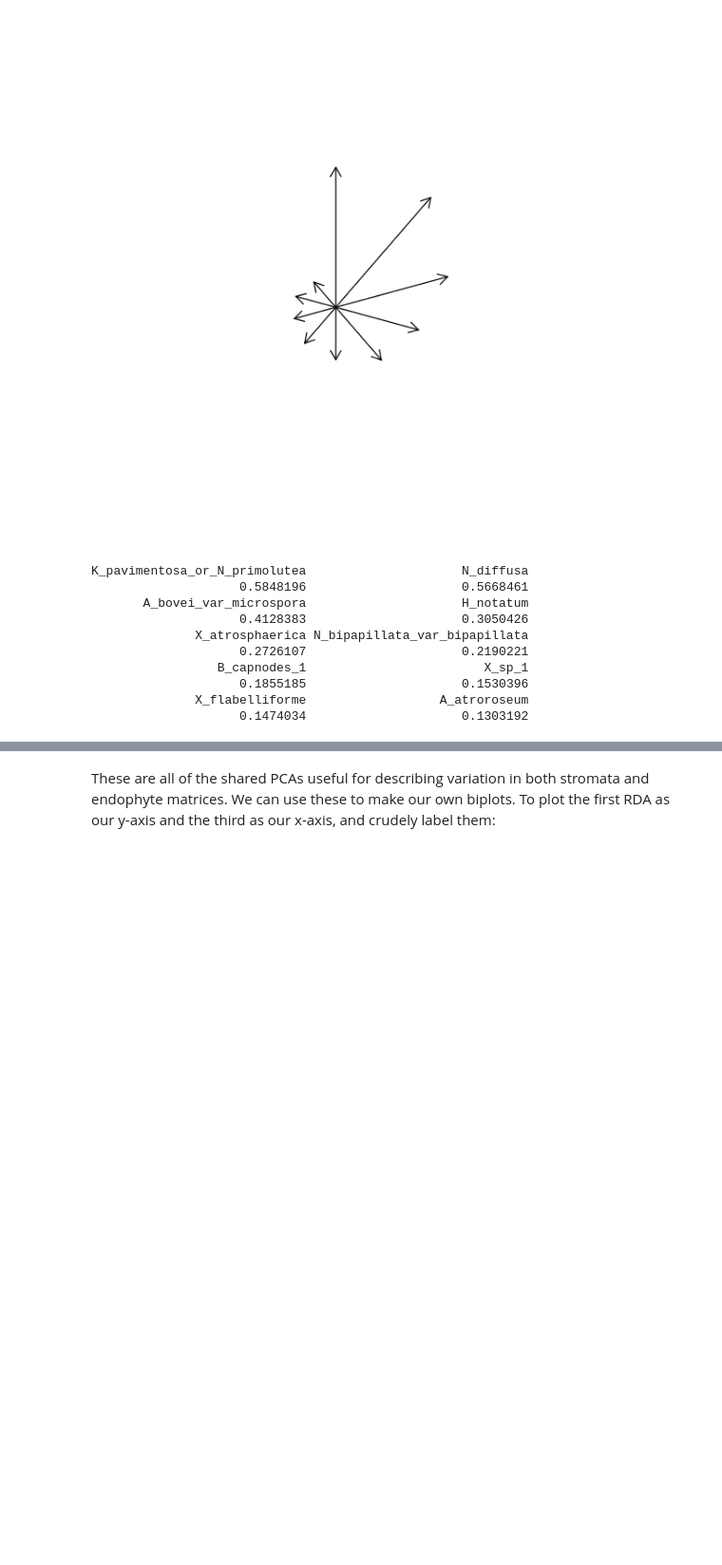
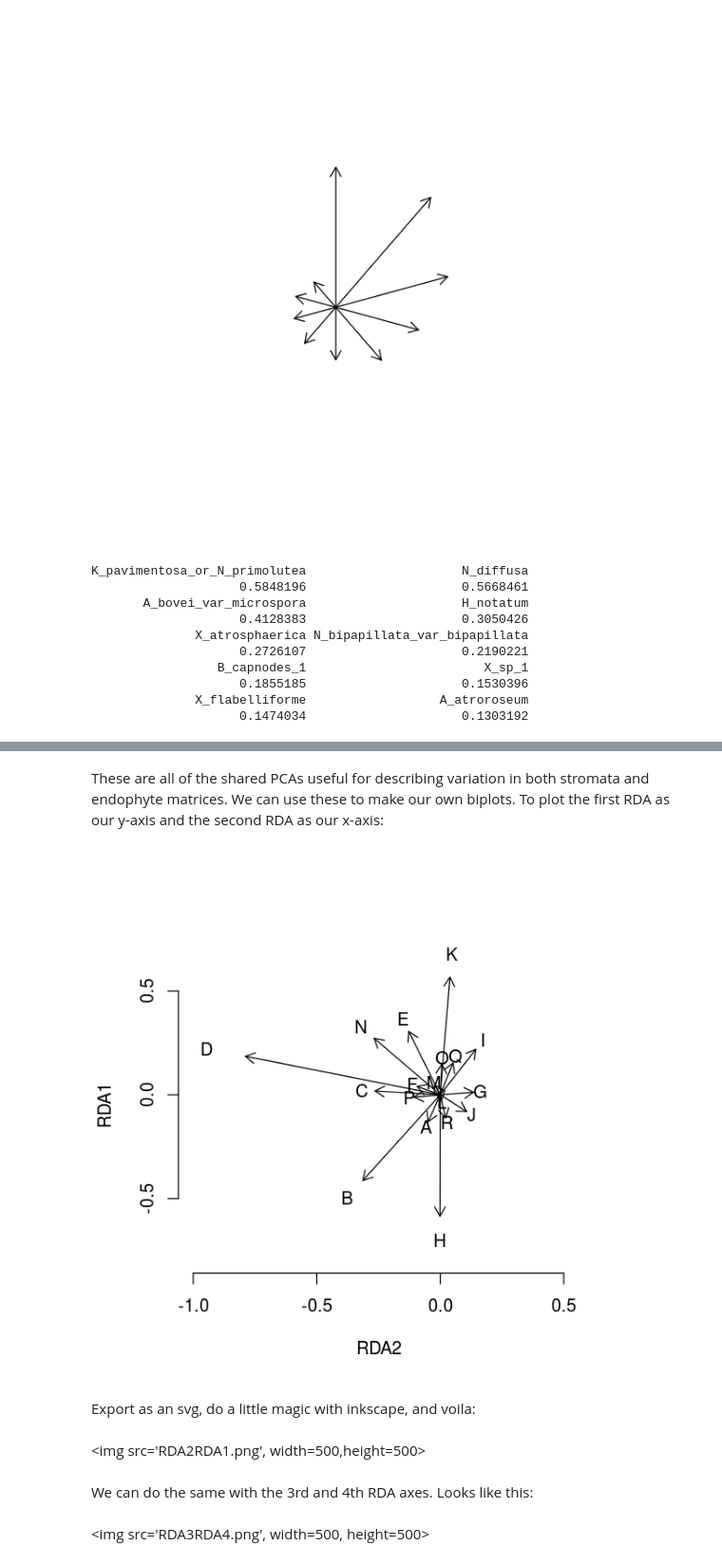
Before and after one commit to danchurch/taiwan_combined, a Jupyter notebook: Xyl_roo_leaf_only_stats.ipynb, the cells around one changed output, grey strips where cells are left out. Shown at 95% size. Drawn from its saved outputs; the diff is of its cells as text; code cells hidden in the pictures; blank space fills up the shorter version.

```diff
--- a/Xyl_roo_leaf_only_stats.ipynb
+++ b/Xyl_roo_leaf_only_stats.ipynb
@@ -339,2 +343,2 @@ So that is one way of presenting our results, using just the first RDA. If we wa
 # %%
-loads <- leaf.rda$CC$biplot
+loads <- leaf.rda$CC$biplot[,1:4]
@@ -361,2 +355,22 @@ loads
 # %% [markdown]
-These are all of the shared PCAs useful for describing variation in both stromata and endophyte matrices. We can use these to make our own biplots. To plot the first RDA as our y-axis and the third as our x-axis, and crudely label them:
+These are all of the shared PCAs useful for describing variation in both stromata and endophyte matrices. We can use these to make our own biplots. To plot the first RDA as our y-axis and the second RDA as our x-axis:
+# %%
+symb <- LETTERS[1:18]
+# %%
+## set coordinates for text:
+textx <- loads[,2]*1.2
+texty <- loads[,1]*1.2
+#svg("RDA2RDA1.svg")
+plot(1, type='n', xlim=c(-1,.5), ylim=c(-.8,.7), xlab='RDA2', ylab='RDA1', bty='n')
+arrows(x0=0, y0=0, x1=loads[,2], y1=loads[,1], length=.1) ## rda1 is our y-axis, rda2 is x-axis
+text(textx,texty, symb)
+# %% [output]
+[figure, added]
+# %% [markdown]
+Export as an svg, do a little magic with inkscape, and voila:
+# %% [markdown]
+<img src='RDA2RDA1.png', width=500,height=500>
+# %% [markdown]
+We can do the same with the 3rd and 4th RDA axes. Looks like this:
+# %% [markdown]
+<img src='RDA3RDA4.png', width=500, height=500>
```
Also changed, not shown: parts of 6 cells of this notebook, 2 other files.
